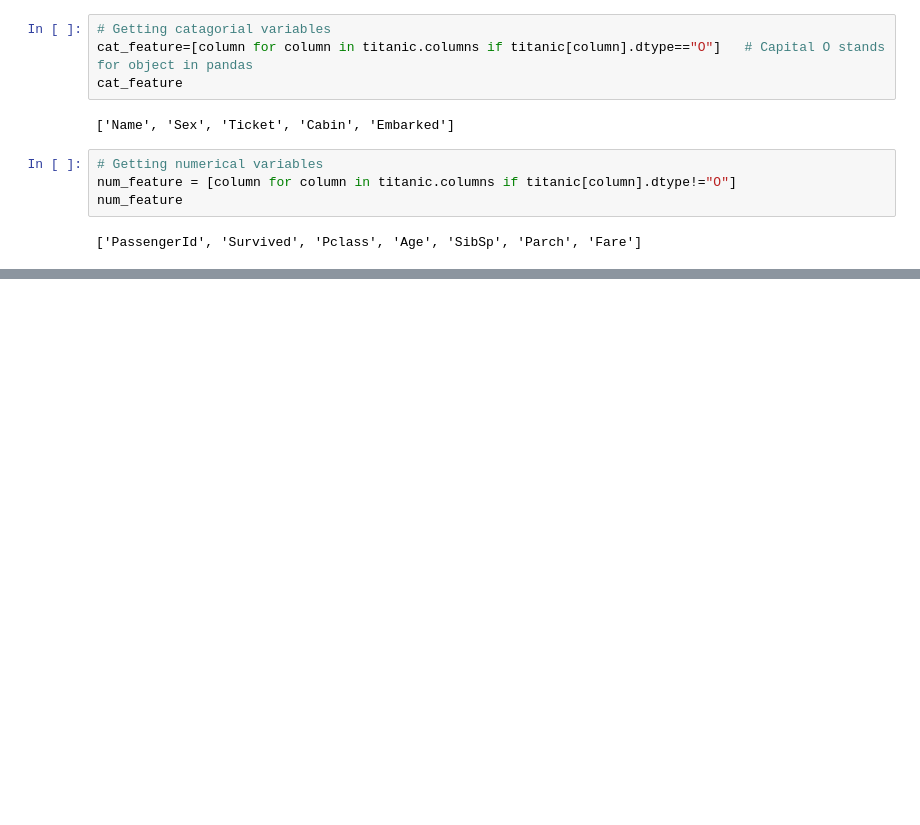
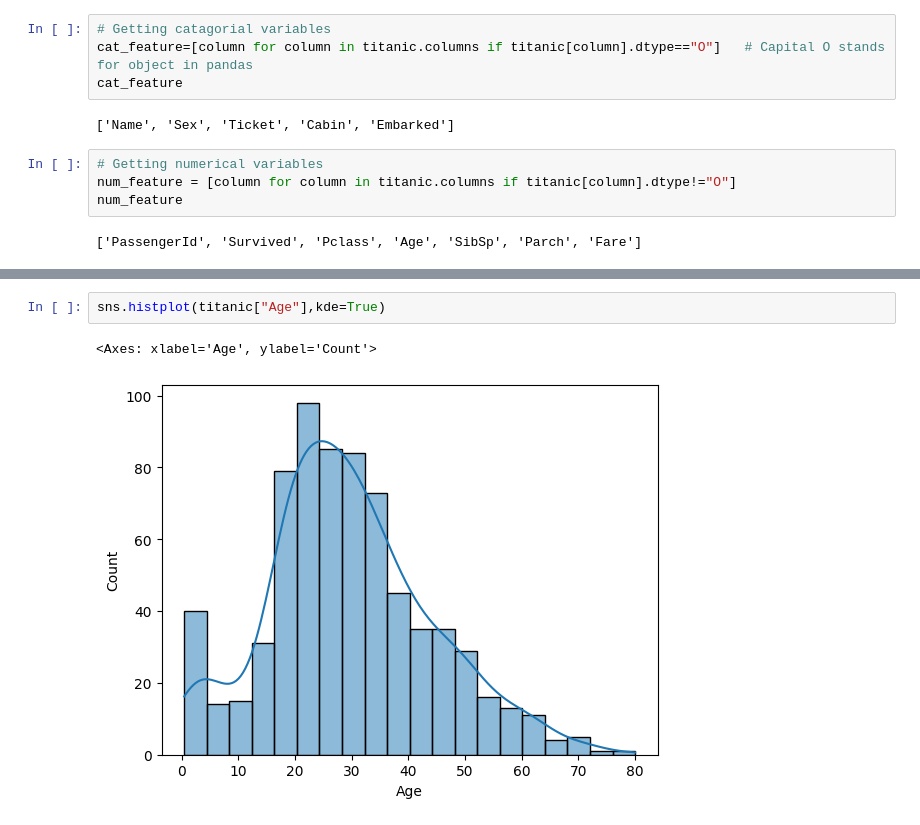
Before and after one commit to SonuDJ55/EDAof-Varity-DATA, a Jupyter notebook: Ttianic_EDA.ipynb, the cells around one changed output, grey strips where cells are left out. Saved outputs shown, nothing was run; the diff lists cells and outputs as text; blank space fills up the shorter version.

```diff
--- a/Ttianic_EDA.ipynb
+++ b/Ttianic_EDA.ipynb
@@ -188,0 +215,5 @@ num_feature
+# %%
+sns.histplot(titanic["Age"],kde=True)
+# %% [output]
+<Axes: xlabel='Age', ylabel='Count'>
+[figure, added]
```
Also changed, not shown: parts of 24 cells of this notebook, 2 other files.
